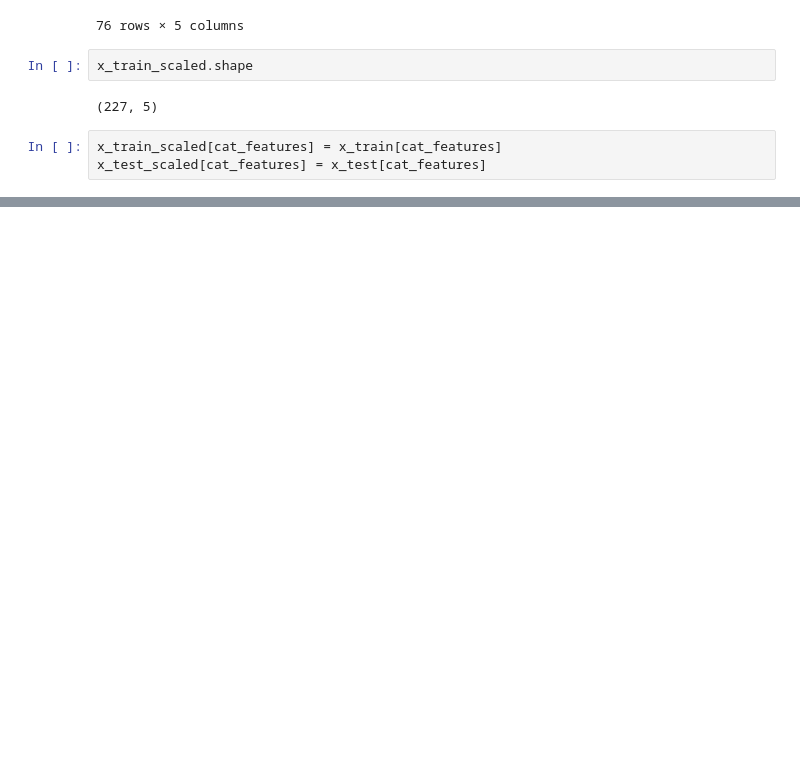
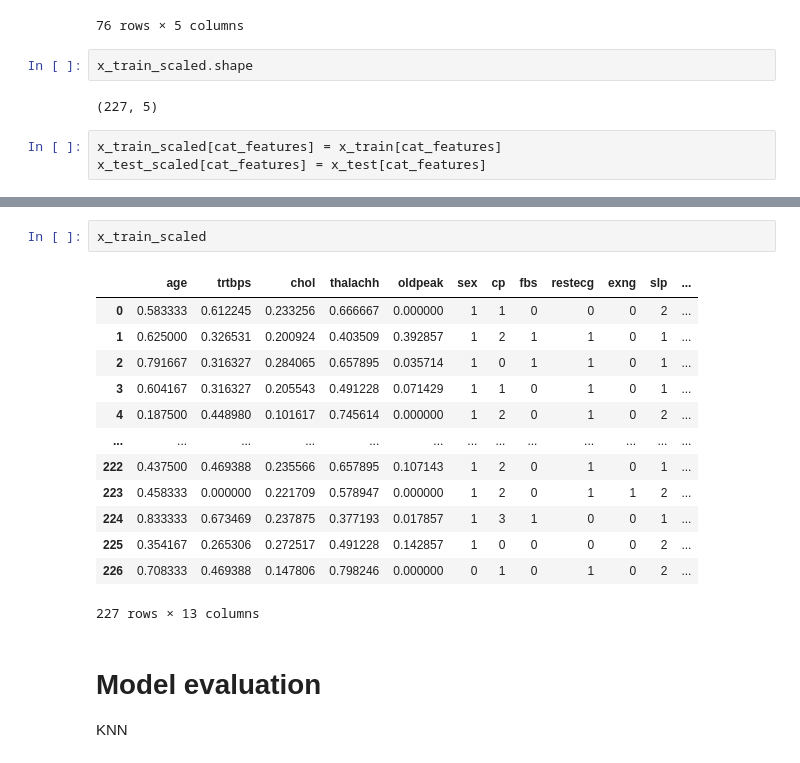
Before and after one commit to YouWeiChenPython/IMLP, a Jupyter notebook: Final Project/Heart attack predict.ipynb, the cells around one changed output, grey strips where cells are left out. Drawn from its saved outputs; the diff is of its cells as text; blank space fills up the shorter version.

```diff
--- a/Final Project/Heart attack predict.ipynb
+++ b/Final Project/Heart attack predict.ipynb
@@ -292 +299,20 @@ x_train_scaled
 227 rows × 13 columns
+# %%
+x_train_scaled
+# %% [output]
+|  | age | trtbps | chol | thalachh | oldpeak | sex | cp | fbs | restecg | exng | slp | ... |
+| 0 | 0.583333 | 0.612245 | 0.233256 | 0.666667 | 0.000000 | 1 | 1 | 0 | 0 | 0 | 2 | ... |
+| 1 | 0.625000 | 0.326531 | 0.200924 | 0.403509 | 0.392857 | 1 | 2 | 1 | 1 | 0 | 1 | ... |
+| 2 | 0.791667 | 0.316327 | 0.284065 | 0.657895 | 0.035714 | 1 | 0 | 1 | 1 | 0 | 1 | ... |
+| 3 | 0.604167 | 0.316327 | 0.205543 | 0.491228 | 0.071429 | 1 | 1 | 0 | 1 | 0 | 1 | ... |
+| 4 | 0.187500 | 0.448980 | 0.101617 | 0.745614 | 0.000000 | 1 | 2 | 0 | 1 | 0 | 2 | ... |
+| ... | ... | ... | ... | ... | ... | ... | ... | ... | ... | ... | ... | ... |
+| 222 | 0.437500 | 0.469388 | 0.235566 | 0.657895 | 0.107143 | 1 | 2 | 0 | 1 | 0 | 1 | ... |
+| 223 | 0.458333 | 0.000000 | 0.221709 | 0.578947 | 0.000000 | 1 | 2 | 0 | 1 | 1 | 2 | ... |
+| 224 | 0.833333 | 0.673469 | 0.237875 | 0.377193 | 0.017857 | 1 | 3 | 1 | 0 | 0 | 1 | ... |
+| 225 | 0.354167 | 0.265306 | 0.272517 | 0.491228 | 0.142857 | 1 | 0 | 0 | 0 | 0 | 2 | ... |
+| 226 | 0.708333 | 0.469388 | 0.147806 | 0.798246 | 0.000000 | 0 | 1 | 0 | 1 | 0 | 2 | ... |
+227 rows × 13 columns
+# %% [markdown]
+# Model evaluation
+KNN
```
Also changed, not shown: parts of 31 cells of this notebook, 3 other files.
